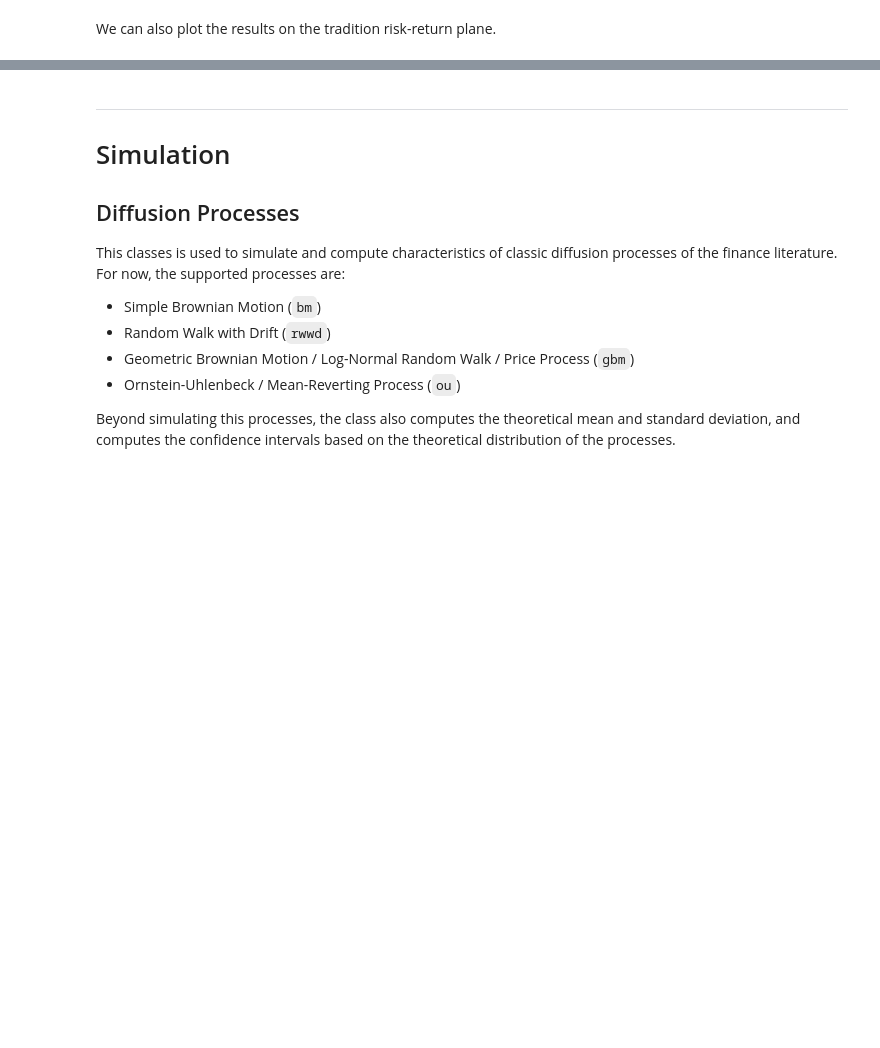
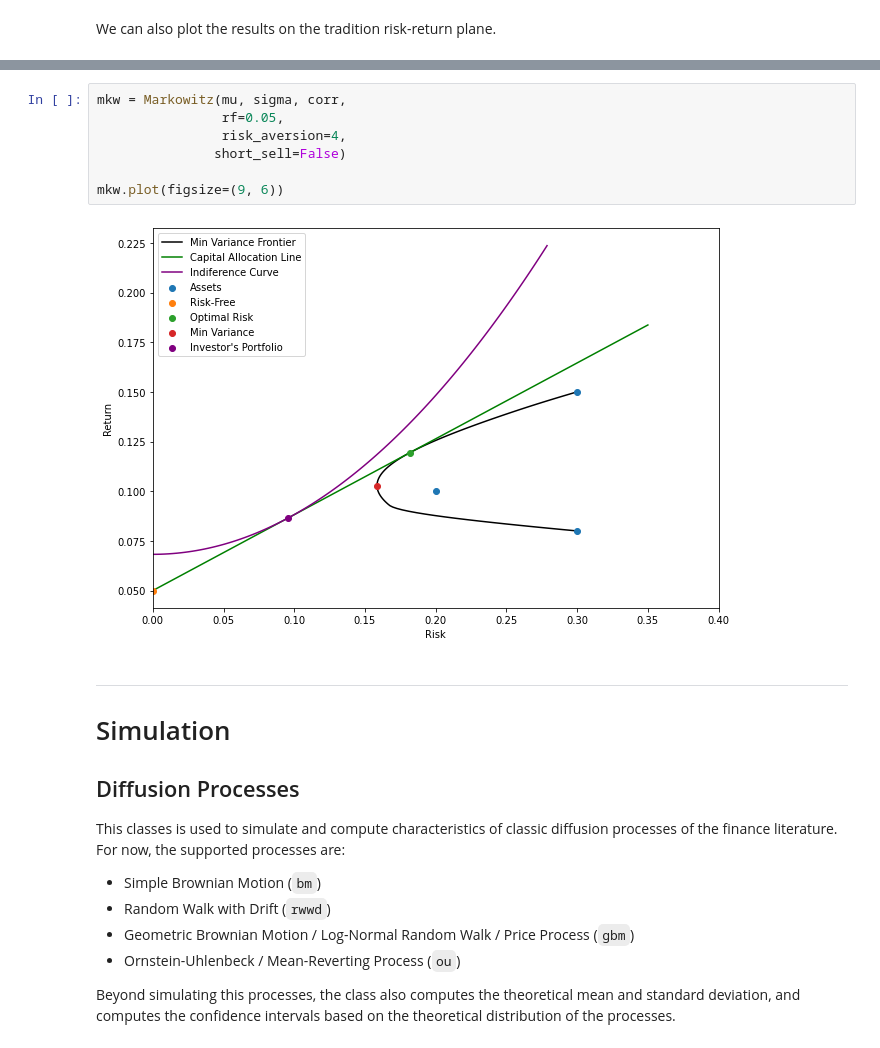
Before and after one commit to gusamarante/QuantFin, a Jupyter notebook: quantfin_examples.ipynb, the cells around one changed output, grey strips where cells are left out. Drawn from its saved outputs; the diff is of its cells as text; blank space fills up the shorter version.

```diff
--- a/quantfin_examples.ipynb
+++ b/quantfin_examples.ipynb
@@ -162,3 +200,12 @@ mkw.plot(figsize=(9, 6))
+# %%
+mkw = Markowitz(mu, sigma, corr,
+                rf=0.05,
+                risk_aversion=4,
+               short_sell=False)
+
+mkw.plot(figsize=(9, 6))
+# %% [output]
+[figure, added]
 # %% [markdown]
 ---
 # Simulation
```
Also changed, not shown: parts of 19 cells of this notebook, 2 other files.
